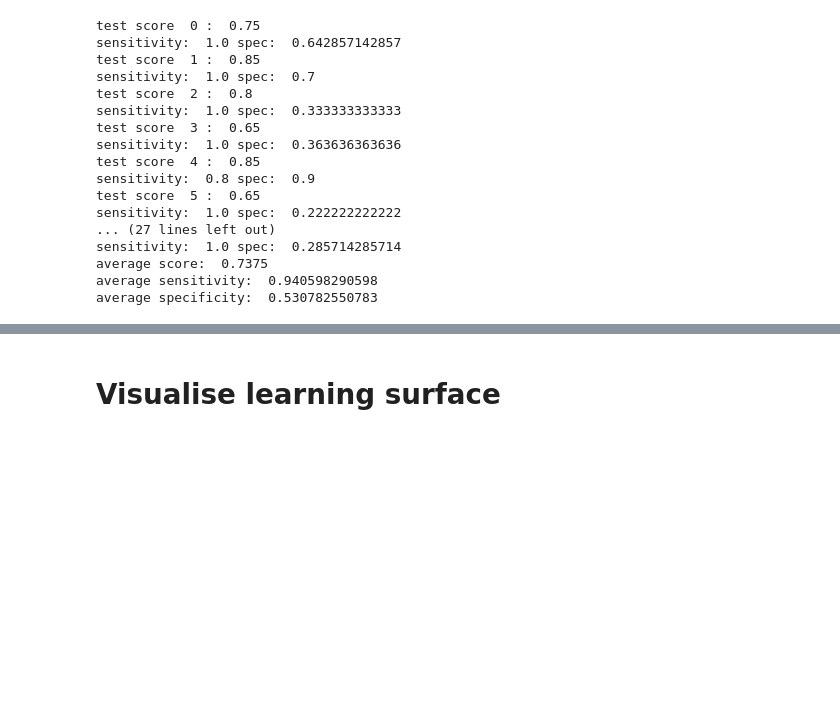
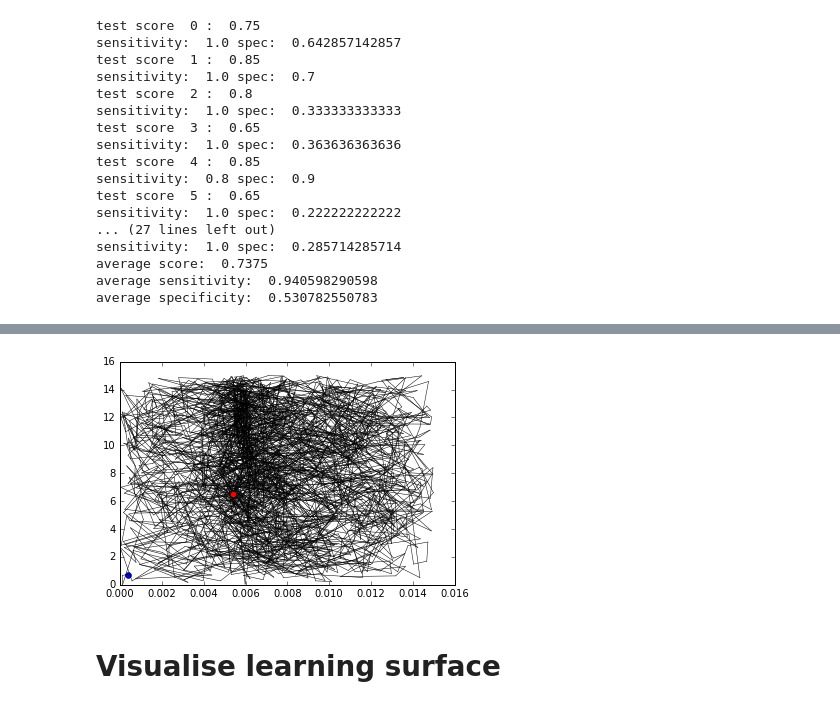
Before and after one commit to mooneyj/mcg-analysis, a Jupyter notebook: svc/MC-SVC-400from6060_p-fold.ipynb, the cells around one changed output, grey strips where cells are left out. Saved outputs shown, nothing was run; the diff lists cells and outputs as text; code cells hidden in the pictures; blank space fills up the shorter version.

```diff
--- a/svc/MC-SVC-400from6060_p-fold.ipynb
+++ b/svc/MC-SVC-400from6060_p-fold.ipynb
@@ -700,3 +811,9 @@ average specificity:  0.530782550783
+# %%
+fig = plt.figure()
+plot_traj(fig, results[0]['step_list'])
+plt.show()
+# %% [output]
+[figure, added]
 # %% [markdown]
 # Visualise learning surface
 # %%
```
Also changed, not shown: parts of 11 cells of this notebook, 3 other files.
